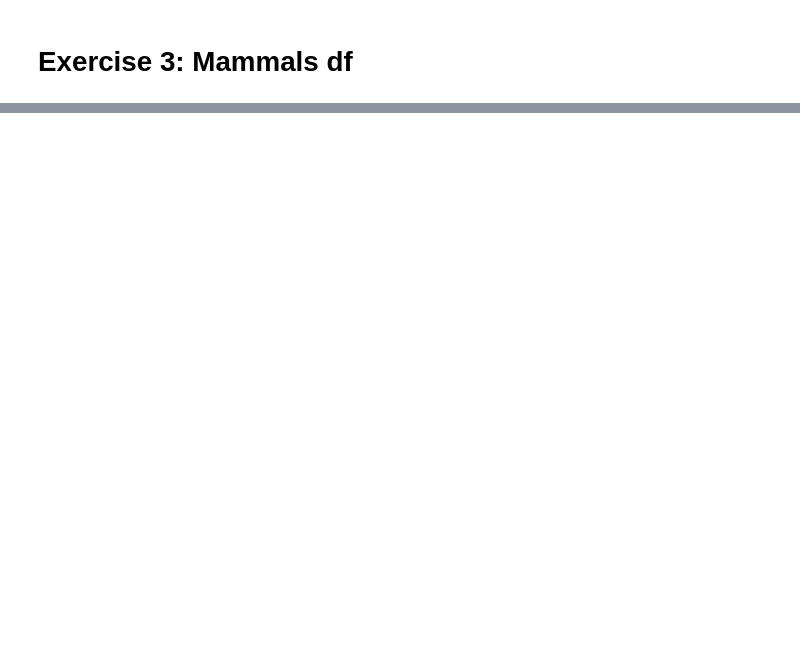
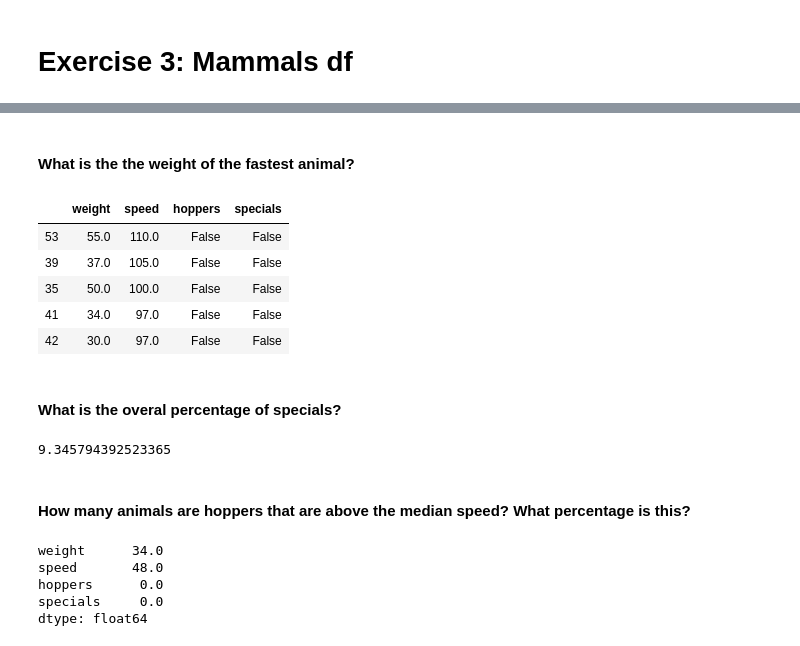
Before and after one commit to JadaShipp/python-exercises, a Jupyter notebook: 4.8.4.3_dataframes.ipynb, the cells around one changed output, grey strips where cells are left out. Saved outputs shown, nothing was run; the diff lists cells and outputs as text; code cells hidden in the pictures; blank space fills up the shorter version.

```diff
--- a/4.8.4.3_dataframes.ipynb
+++ b/4.8.4.3_dataframes.ipynb
@@ -352,2 +341,4 @@ car_and_avg_milage
 # %% [markdown]
 # Exercise 3: Mammals df
+# %%
+mammals = data('Mammals')
@@ -353,0 +392,27 @@ car_and_avg_milage
+# %% [markdown]
+#### What is the the weight of the fastest animal?
+# %%
+mammals.sort_values(by='speed', ascending=False).head()
+# %% [output]
+|  | weight | speed | hoppers | specials |
+| 53 | 55.0 | 110.0 | False | False |
+| 39 | 37.0 | 105.0 | False | False |
+| 35 | 50.0 | 100.0 | False | False |
+| 41 | 34.0 | 97.0 | False | False |
+| 42 | 30.0 | 97.0 | False | False |
+# %% [markdown]
+#### What is the overal percentage of specials?
+# %%
+(mammals['specials'].sum()/107)*100
+# %% [output]
+9.345794392523365
+# %% [markdown]
+#### How many animals are hoppers that are above the median speed? What percentage is this?
+# %%
+mammals.median()
+# %% [output]
+weight      34.0
+speed       48.0
+hoppers      0.0
+specials     0.0
+dtype: float64
```
Also changed, not shown: parts of 8 cells of this notebook.
